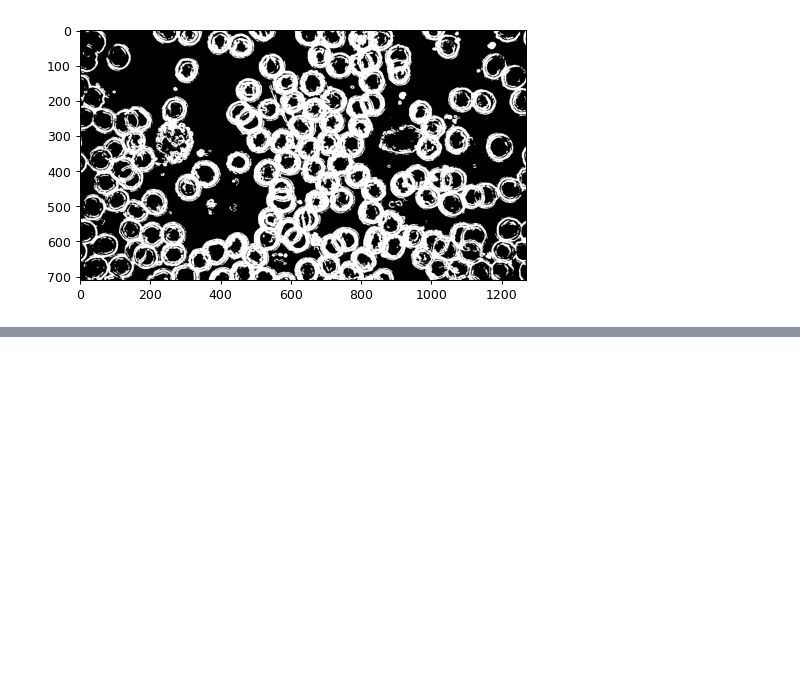
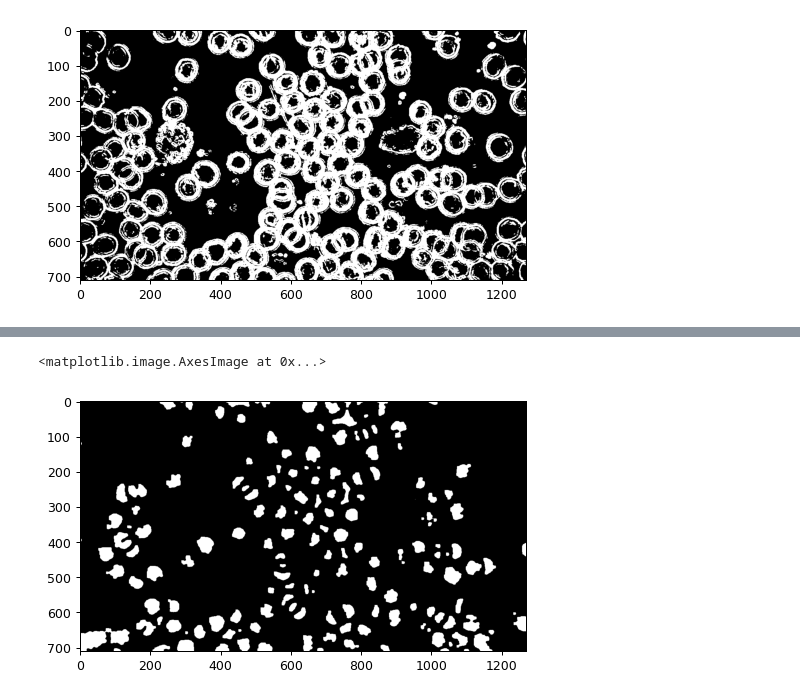
Before and after one commit to handlessdude/cv-labs, a Jupyter notebook: lab-08.ipynb, the cells around one changed output, grey strips where cells are left out. Saved outputs shown, nothing was run; the diff lists cells and outputs as text; code cells hidden in the pictures; blank space fills up the shorter version.

```diff
--- a/lab-08.ipynb
+++ b/lab-08.ipynb
@@ -239 +258,22 @@ plt.imshow(tres, cmap='gray')
+# %%
+cv2.bitwise_not(cleaned_img, cleaned_img)
+cv2.floodFill(cleaned_img, None, (200, 100), 0)
+cv2.floodFill(cleaned_img, None, (1000, 100), 0)
+cv2.floodFill(cleaned_img, None, (750, 150), 0)
+
+cv2.floodFill(cleaned_img, None, (900, 680), 0)
+cv2.floodFill(cleaned_img, None, (780, 550), 0)
+
+cv2.floodFill(cleaned_img, None, (600, 650), 0)
+cv2.floodFill(cleaned_img, None, (100, 550), 0)
+cv2.floodFill(cleaned_img, None, (620, 450), 0)
+cv2.floodFill(cleaned_img, None, (180, 690), 0)
+cv2.floodFill(cleaned_img, None, (20, 450), 0)
+cv2.floodFill(cleaned_img, None, (350, 690), 0)
+cv2.floodFill(cleaned_img, None, (550, 260), 0)
+cv2.floodFill(cleaned_img, None, (780, 50), 0)
+plt.imshow(cleaned_img, cmap='gray')
+# %% [output]
+<matplotlib.image.AxesImage at 0x...>
+[figure, added]
 # %%
```
Also changed, not shown: parts of 12 cells of this notebook.
